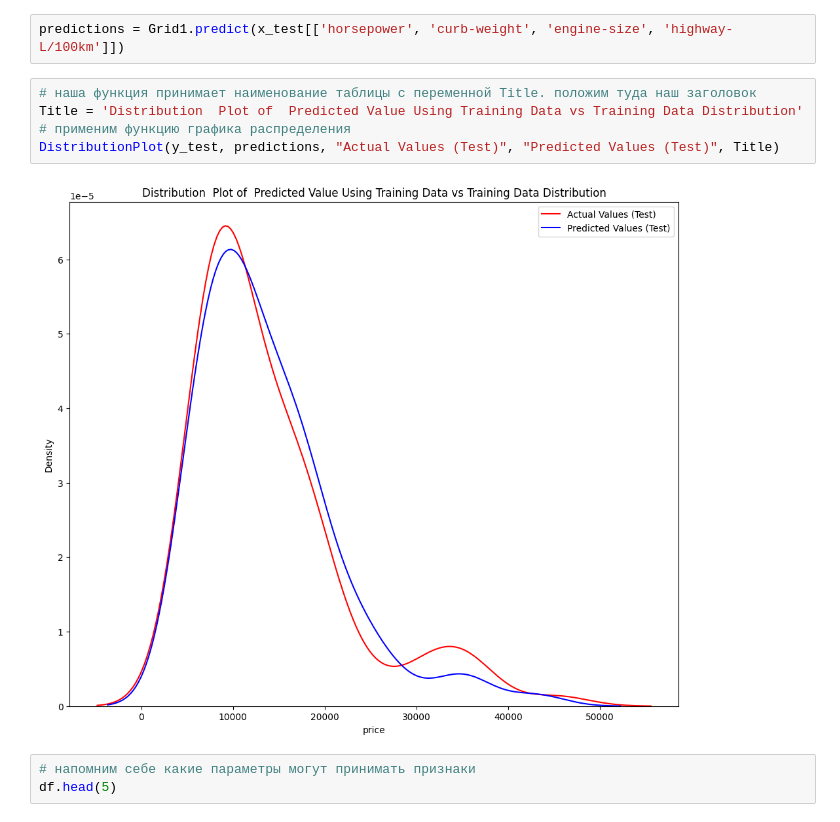
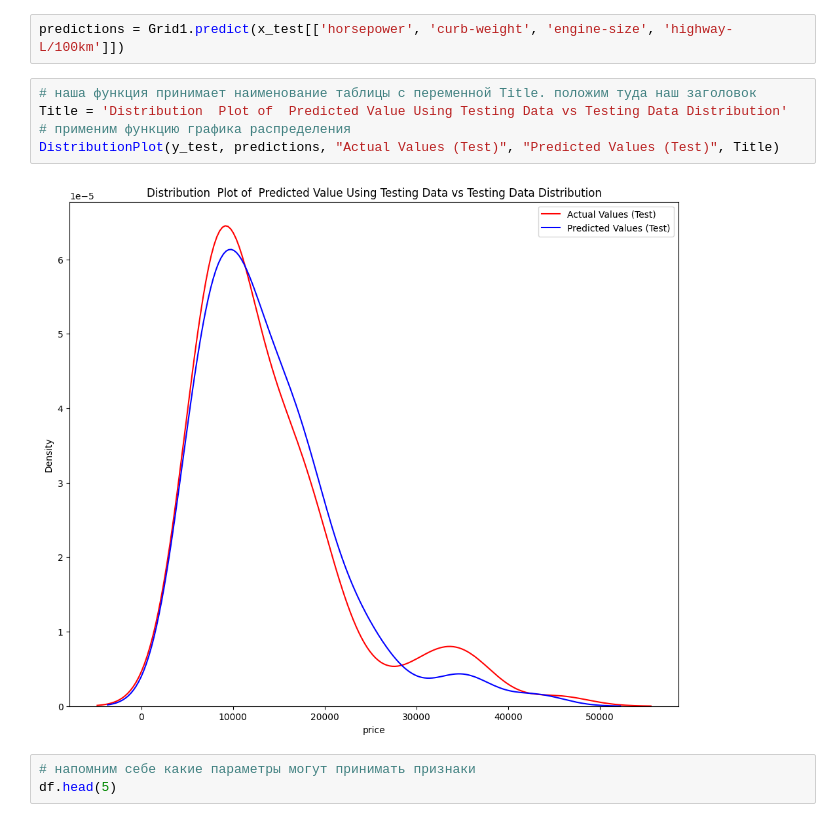
Before and after one commit to MrsMystique/python-repo, a Jupyter notebook: DataAnalysis/Labs/Шаг5 Оценка модели и уточнения.ipynb, the cells around one changed output. Cells and saved outputs as stored; diff of their text form.

```diff
--- a/DataAnalysis/Labs/Шаг5 Оценка модели и уточнения.ipynb
+++ b/DataAnalysis/Labs/Шаг5 Оценка модели и уточнения.ipynb
@@ -1072,11 +1072,11 @@ BestRR.score(x_test[['horsepower', 'curb-weight', 'engine-size', 'highway-L/100k
 predictions = Grid1.predict(x_test[['horsepower', 'curb-weight', 'engine-size', 'highway-L/100km']])
 # %%
 # наша функция принимает наименование таблицы с переменной Title. положим туда наш заголовок
-Title = 'Distribution  Plot of  Predicted Value Using Training Data vs Training Data Distribution'
+Title = 'Distribution  Plot of  Predicted Value Using Testing Data vs Testing Data Distribution'
 # применим функцию графика распределения
 DistributionPlot(y_test, predictions, "Actual Values (Test)", "Predicted Values (Test)", Title)
 # %% [output]
-[figure, old version]
+[figure, new version]
 # %%
 # напомним себе какие параметры могут принимать признаки
 df.head(5)
```
